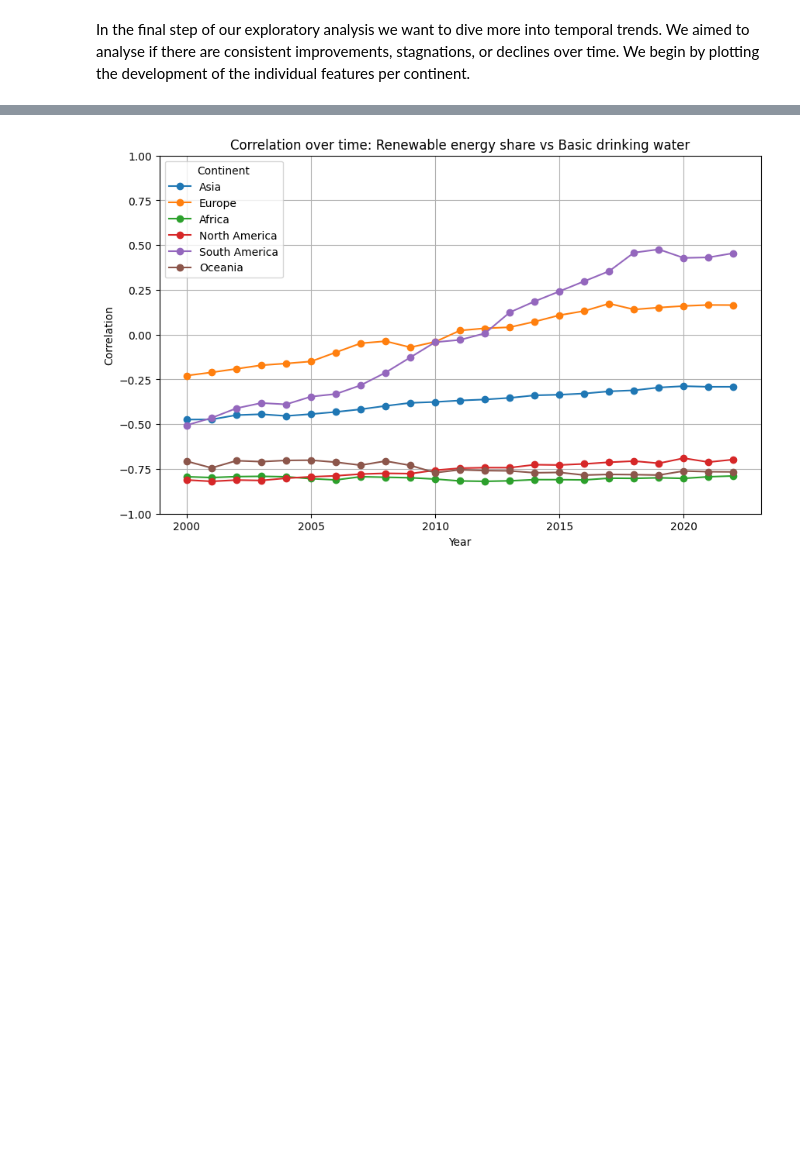
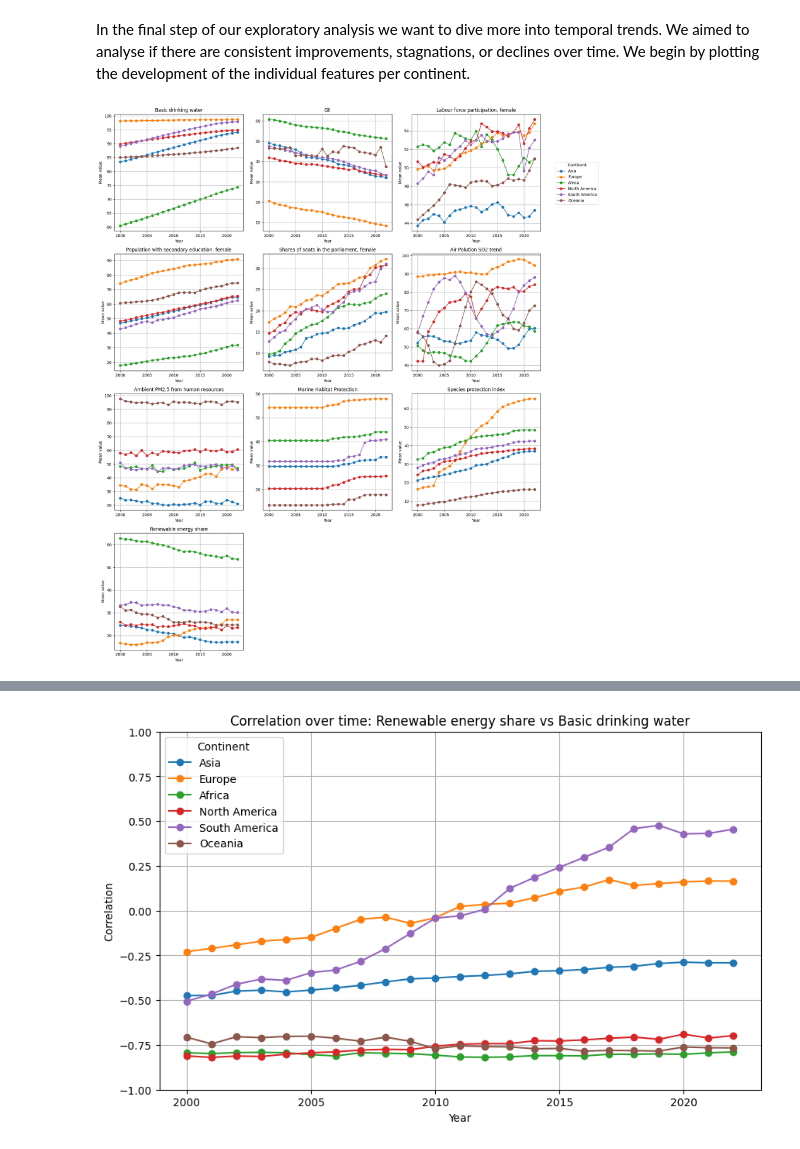
Before and after one commit to lukavicius/Gender-Equality-and-Sustainability, a Jupyter notebook: Project.ipynb, the cells around one changed output, grey strips where cells are left out. Drawn from its saved outputs; the diff is of its cells as text; code cells hidden in the pictures; blank space fills up the shorter version.

```diff
--- a/Project.ipynb
+++ b/Project.ipynb
@@ -824,25 +822,27 @@ In the final step of our exploratory analysis we want to dive more into temporal
 # %%
 n_cols = 3
 n_rows = int(np.ceil(len(numeric_cols) / n_cols))
 fig, axes = plt.subplots(n_rows, n_cols, figsize=(16, 5 * n_rows))
 axes = axes.flatten()
 
 for i, feature in enumerate(numeric_cols):
     for continent in data['continent'].unique():
         continent_df = data[data['continent'] == continent]
         yearly_mean = continent_df.groupby('year')[feature].mean()
         axes[i].plot(yearly_mean.index, yearly_mean.values, marker='o', label=continent)
 
     axes[i].set_title(feature)
     axes[i].set_xlabel('Year')
     axes[i].set_ylabel('Mean value')
     axes[i].grid(True)
 
 for j in range(i+1, len(axes)):
     fig.delaxes(axes[j])
 
-fig.legend(continents, bbox_to_anchor=(1.02, 0.9), loc='upper left', title='Continent')
+fig.legend(data['continent'].unique(), bbox_to_anchor=(1.02, 0.9), loc='upper left', title='Continent')
 
 plt.tight_layout()
 plt.show()
+# %% [output]
+[figure, added]
 # %% [markdown]
```
Also changed, not shown: parts of 6 cells of this notebook.
